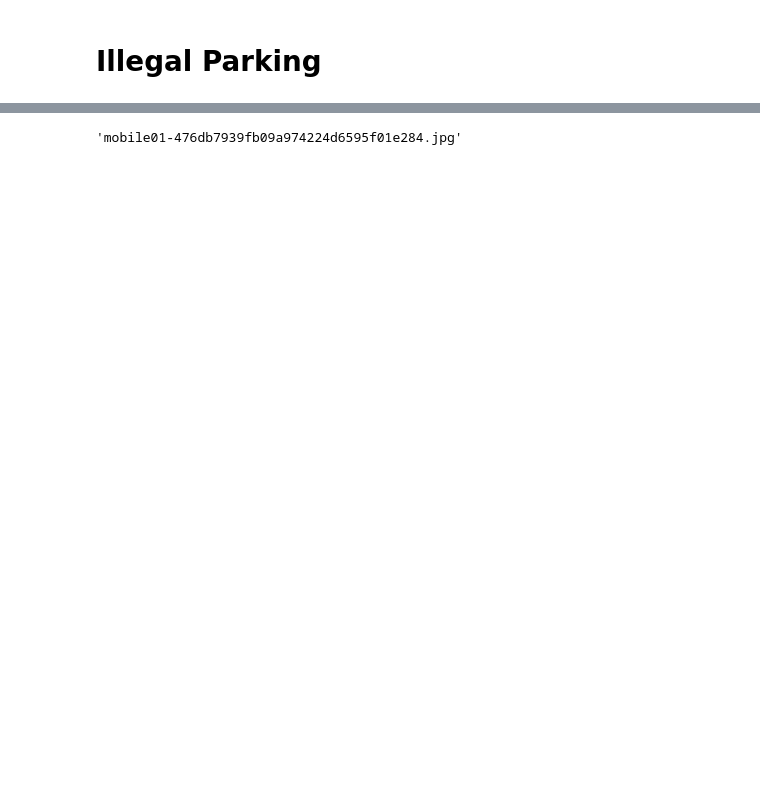
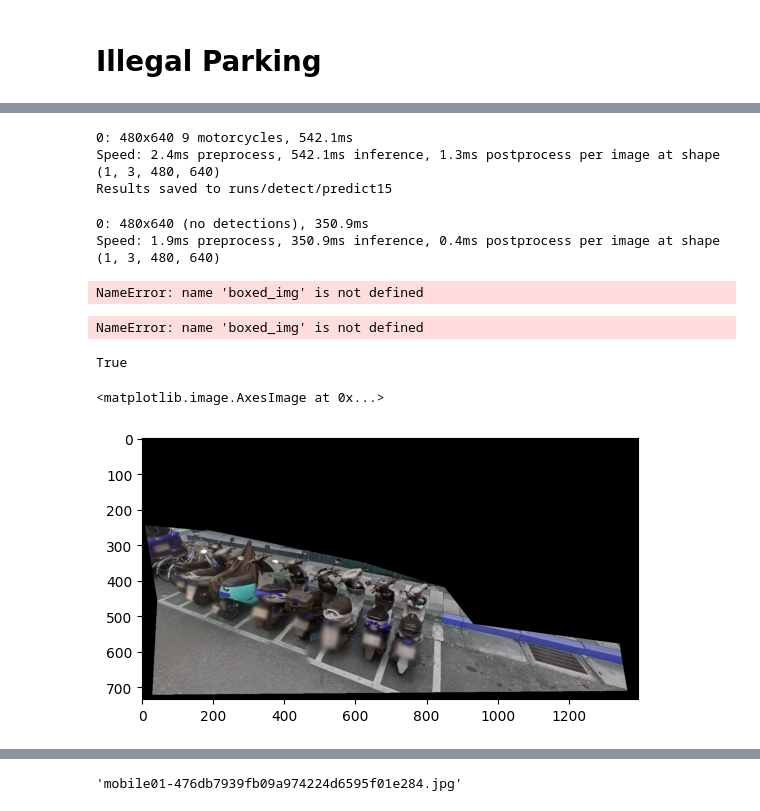
Before and after one commit to VincentSheh/motorparking-tracker, a Jupyter notebook: Detector_trainer/Yolo_Trainer.ipynb, the cells around one changed output, grey strips where cells are left out. Drawn from its saved outputs; the diff is of its cells as text; code cells hidden in the pictures; blank space fills up the shorter version.

```diff
--- a/Detector_trainer/Yolo_Trainer.ipynb
+++ b/Detector_trainer/Yolo_Trainer.ipynb
@@ -111 +98,80 @@ ax[1].imshow(illegal_park_img)
+# %%
+results = model(orig_img,save=True, conf=0.4, classes=3)[0]
+# %% [output]
+0: 480x640 9 motorcycles, 542.1ms
+Speed: 2.4ms preprocess, 542.1ms inference, 1.3ms postprocess per image at shape (1, 3, 480, 640)
+Results saved to runs/detect/predict15
+# %%
+import cv2
+from matplotlib import pyplot as plt
+from ultralytics import YOLO
+
+# Load the model and image
+model = YOLO('yolov8l_best.pt')
+# img = cv2.imread('illegal1.png')
+# Perform inference
+results = model(illegal_park_img,save=True, conf=0.4, classes=3)[0]
+
+# Draw bounding boxes with custom color
+for detection in results.boxes.xyxy:
+  # Extract bounding box coordinates
+  x1, y1, x2, y2 = detection
+  start_point = (int(x1), int(y1))
+  end_point = (int(x2), int(y2))
+
+  # Custom color (e.g., red in BGR)
+  color = (0, 0, 255)  # BGR format
+
+  # Draw the rectangle
+  boxed_img = cv2.rectangle(illegal_park_img, start_point, end_point, color, 2)
+
+# Convert image to RGB for matplotlib
+illegal_img_boxed = cv2.cvtColor(boxed_img, cv2.COLOR_BGR2RGB)
+# Display the image
+plt.imshow(illegal_img_boxed)
+plt.axis('off')
+plt.show()
+# %% [output]
+0: 480x640 (no detections), 350.9ms
+Speed: 1.9ms preprocess, 350.9ms inference, 0.4ms postprocess per image at shape (1, 3, 480, 640)
+NameError: name 'boxed_img' is not defined
+# %%
+# Perform inference
+
+# Draw bounding boxes with custom color
+for detection in results.boxes.xyxy:
+  # Extract bounding box coordinates
+  x1, y1, x2, y2 = detection
+  start_point = (int(x1), int(y1))
+  end_point = (int(x2), int(y2))
+
+  # Custom color (e.g., red in BGR)
+  color = (0, 255, 0)  # BGR format
+
+  # Draw the rectangle
+  boxed_img = cv2.rectangle(park_img, start_point, end_point, color, 2)
+
+# Convert image to RGB for matplotlib
+cv2.imwrite( 'test.jpg', boxed_img)
+
+legal_img_boxed = cv2.cvtColor(boxed_img, cv2.COLOR_BGR2RGB)
+
+# Display the image
+plt.imshow(legal_img_boxed)
+plt.axis('off')
+plt.show()
+# %% [output]
+NameError: name 'boxed_img' is not defined
+# %%
+combined = cv2.bitwise_or(illegal_img_boxed, legal_img_boxed)
+fin_img = cv2.cvtColor(combined, cv2.COLOR_RGB2BGR)
+
+cv2.imwrite('combined1.jpg', fin_img)
+# %% [output]
+True
+# %%
+plt.imshow(park_img)
+# %% [output]
+<matplotlib.image.AxesImage at 0x...>
+[figure, added]
 # %% [markdown]
```
Also changed, not shown: parts of 3 cells of this notebook, 5 other files.
